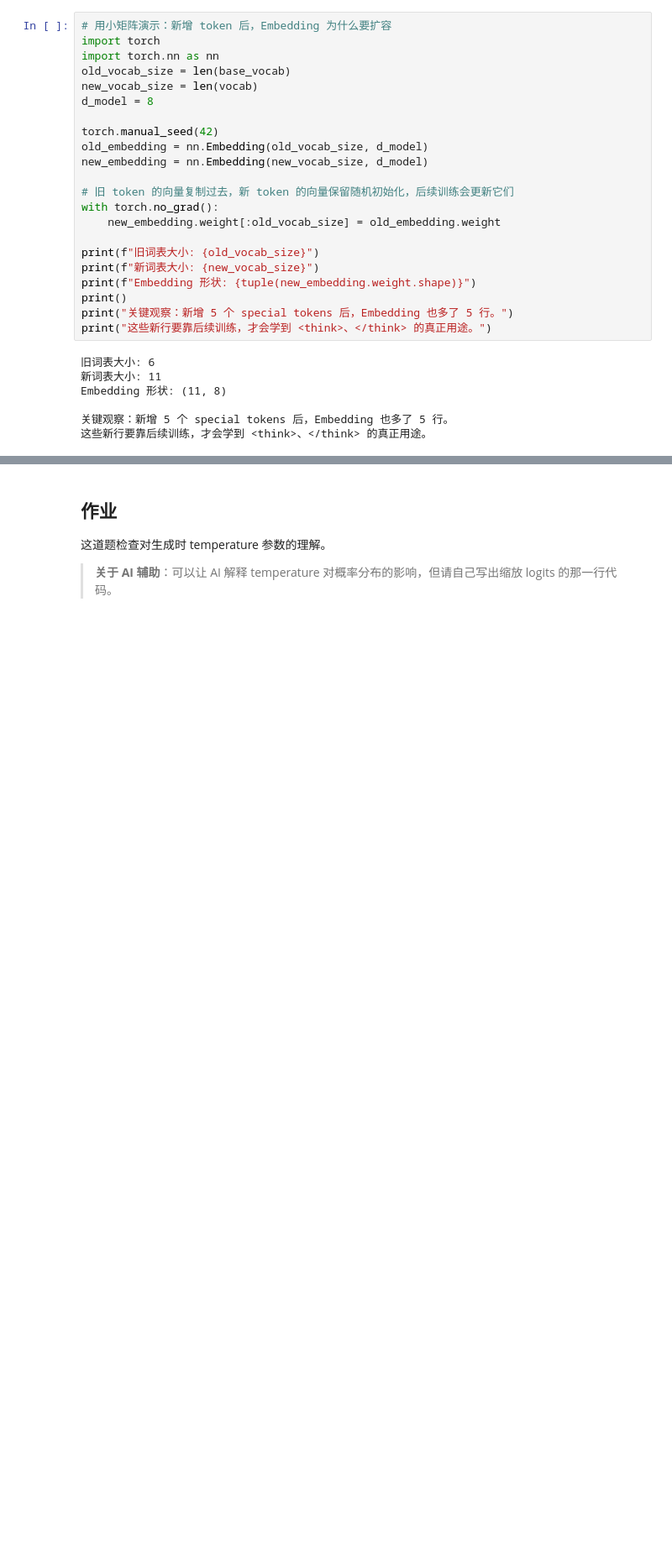
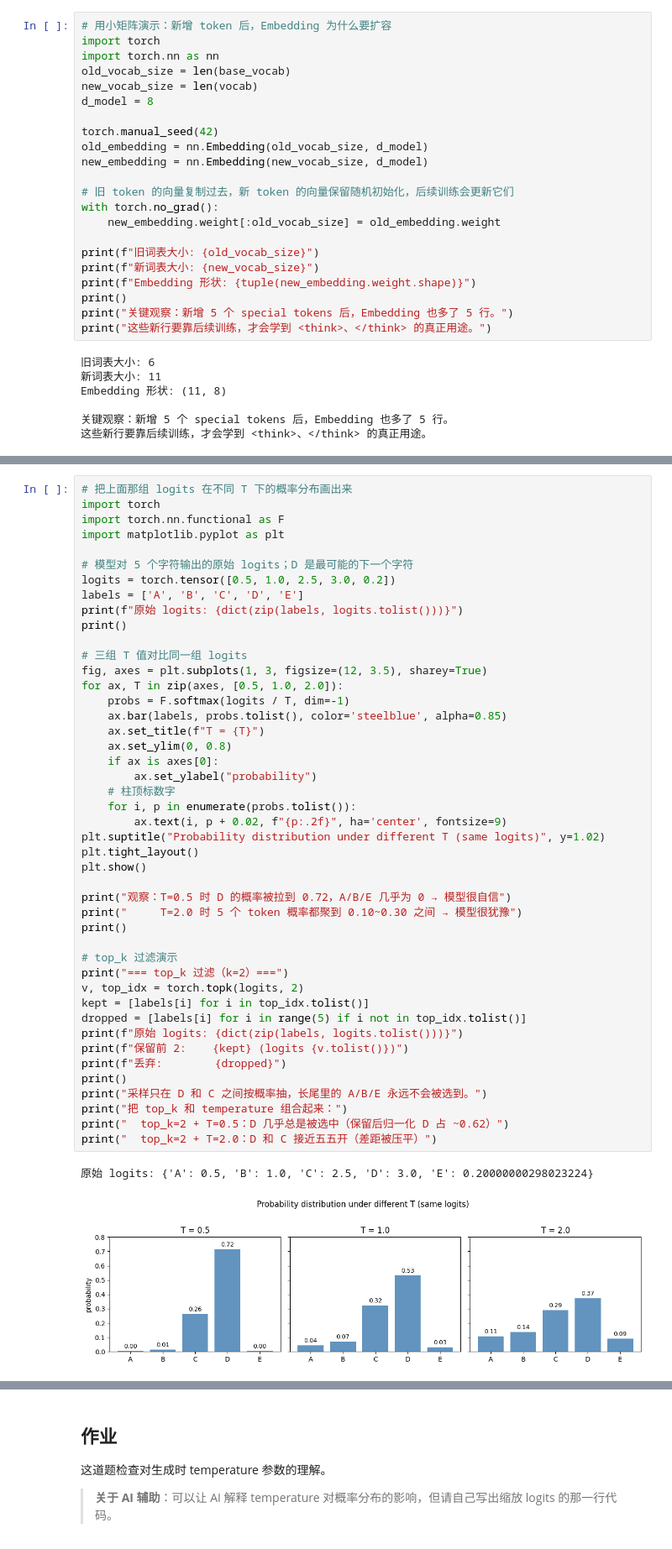
Before and after one commit to walkinglabs/modern-llm-notebook, a Jupyter notebook: notebooks/part1-foundation/06-mini-gpt.ipynb, the cells around one changed output, grey strips where cells are left out. Shown at 84% size. Saved outputs shown, nothing was run; the diff lists cells and outputs as text; blank space fills up the shorter version.

```diff
--- a/notebooks/part1-foundation/06-mini-gpt.ipynb
+++ b/notebooks/part1-foundation/06-mini-gpt.ipynb
@@ -809,0 +1153,48 @@ Embedding 形状: (11, 8)
+# %%
+# 把上面那组 logits 在不同 T 下的概率分布画出来
+import torch
+import torch.nn.functional as F
+import matplotlib.pyplot as plt
+
+# 模型对 5 个字符输出的原始 logits；D 是最可能的下一个字符
+logits = torch.tensor([0.5, 1.0, 2.5, 3.0, 0.2])
+labels = ['A', 'B', 'C', 'D', 'E']
+print(f"原始 logits: {dict(zip(labels, logits.tolist()))}")
+print()
+
+# 三组 T 值对比同一组 logits
+fig, axes = plt.subplots(1, 3, figsize=(12, 3.5), sharey=True)
+for ax, T in zip(axes, [0.5, 1.0, 2.0]):
+    probs = F.softmax(logits / T, dim=-1)
+    ax.bar(labels, probs.tolist(), color='steelblue', alpha=0.85)
+    ax.set_title(f"T = {T}")
+    ax.set_ylim(0, 0.8)
+    if ax is axes[0]:
+        ax.set_ylabel("probability")
+    # 柱顶标数字
+    for i, p in enumerate(probs.tolist()):
+        ax.text(i, p + 0.02, f"{p:.2f}", ha='center', fontsize=9)
+plt.suptitle("Probability distribution under different T (same logits)", y=1.02)
+plt.tight_layout()
+plt.show()
+
+print("观察：T=0.5 时 D 的概率被拉到 0.72，A/B/E 几乎为 0 → 模型很自信")
+print("     T=2.0 时 5 个 token 概率都聚到 0.10~0.30 之间 → 模型很犹豫")
+print()
+
+# top_k 过滤演示
+print("=== top_k 过滤（k=2）===")
+v, top_idx = torch.topk(logits, 2)
+kept = [labels[i] for i in top_idx.tolist()]
+dropped = [labels[i] for i in range(5) if i not in top_idx.tolist()]
+print(f"原始 logits: {dict(zip(labels, logits.tolist()))}")
+print(f"保留前 2:    {kept} (logits {v.tolist()})")
+print(f"丢弃:        {dropped}")
+print()
+print("采样只在 D 和 C 之间按概率抽，长尾里的 A/B/E 永远不会被选到。")
+print("把 top_k 和 temperature 组合起来：")
+print("  top_k=2 + T=0.5：D 几乎总是被选中（保留后归一化 D 占 ~0.62）")
+print("  top_k=2 + T=2.0：D 和 C 接近五五开（差距被压平）")
+# %% [output]
+原始 logits: {'A': 0.5, 'B': 1.0, 'C': 2.5, 'D': 3.0, 'E': 0.20000000298023224}
+[figure, added]
```
Also changed, not shown: parts of 84 cells of this notebook, 1 other file.
